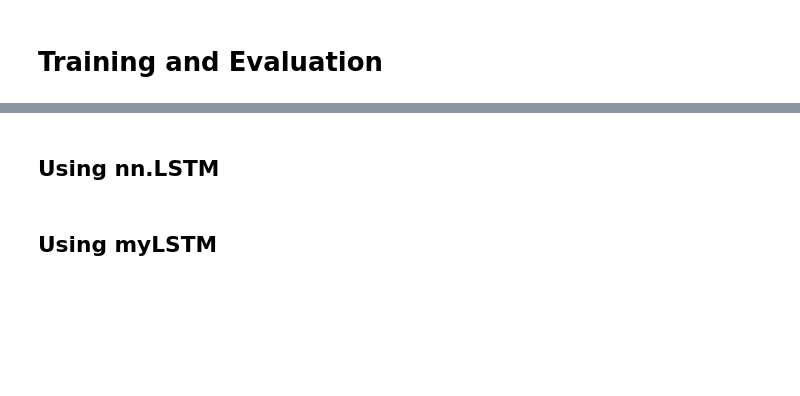
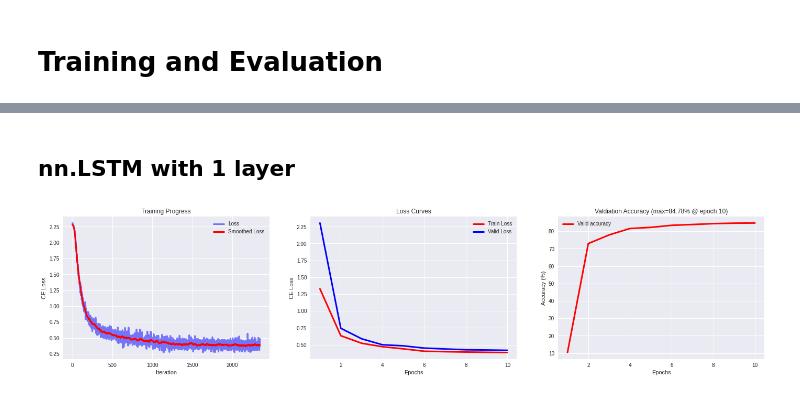
Before and after one commit to bsen/Lab-Vision-Systems, a Jupyter notebook: assignment_05/exercise5.ipynb, the cells around one changed output, grey strips where cells are left out. Drawn from its saved outputs; the diff is of its cells as text; code cells hidden in the pictures; blank space fills up the shorter version.

```diff
--- a/assignment_05/exercise5.ipynb
+++ b/assignment_05/exercise5.ipynb
@@ -220,2 +342,2 @@ def train_lstm(model, save_path=None, num_epochs=10):
 # %% [markdown]
-## Using nn.LSTM
+## nn.LSTM with 1 layer
@@ -226,2 +343,0 @@ train_loss, val_loss, loss_iters, valid_acc = train_lstm(
-# %% [markdown]
-## Using myLSTM
@@ -231,0 +344,4 @@ train_loss, val_loss, loss_iters, valid_acc = train_lstm(
+# %%
+plot_stats_path('models/nnLSTM_1layer.pt')
+# %% [output]
+[figure, added]
```
Also changed, not shown: parts of 34 cells of this notebook, 3 other files.
